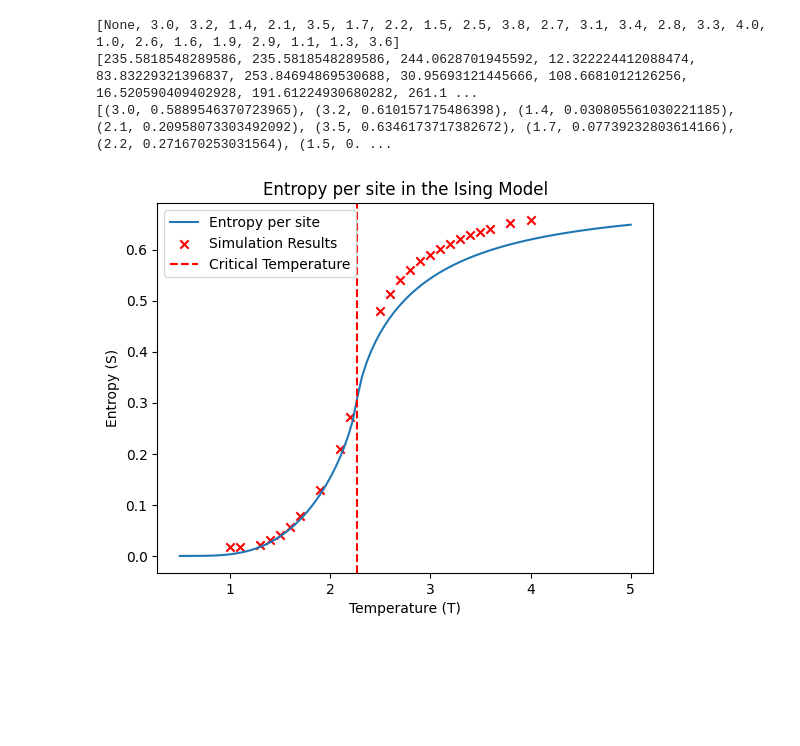
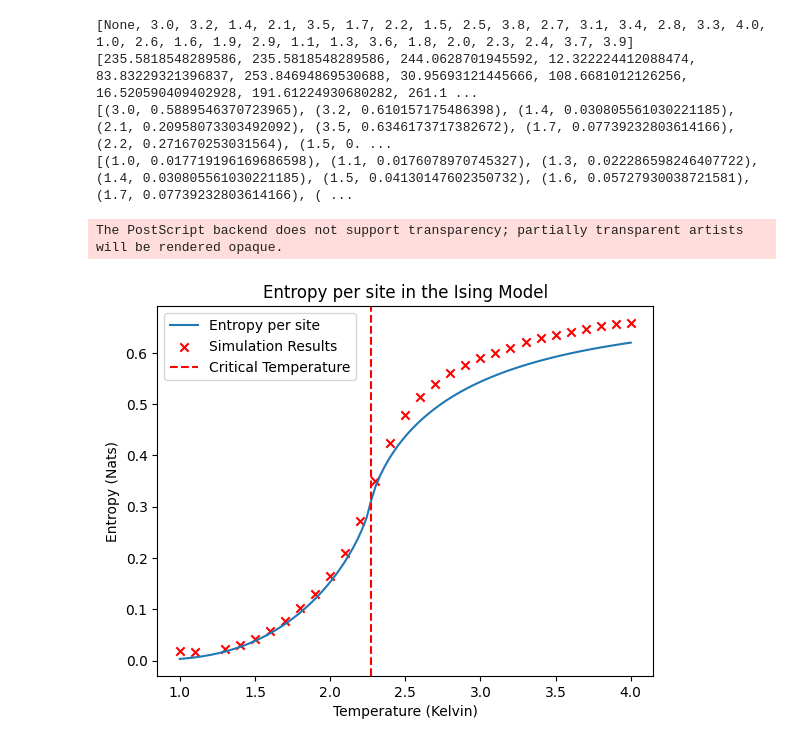
Before and after one commit to AlbertoForesti/Score-Entropy-Discrete-Diffusion, a Jupyter notebook: gt_entropy.ipynb, the cells around one changed output. Saved outputs shown, nothing was run; the diff lists cells and outputs as text; code cells hidden in the pictures; blank space fills up the shorter version.

Commit message:
visualization notebook update

```diff
--- a/gt_entropy.ipynb
+++ b/gt_entropy.ipynb
@@ -39,10 +39,13 @@ final_results = list(filter(lambda x: x[0] is not None, final_results))
 final_results = list(map(lambda x: (x[0], x[1]/400), final_results))
 
 print(final_results)
+
+print(list(sorted(final_results, key=lambda x: x[0])))
 # %% [output]
-[None, 3.0, 3.2, 1.4, 2.1, 3.5, 1.7, 2.2, 1.5, 2.5, 3.8, 2.7, 3.1, 3.4, 2.8, 3.3, 4.0, 1.0, 2.6, 1.6, 1.9, 2.9, 1.1, 1.3, 3.6]
+[None, 3.0, 3.2, 1.4, 2.1, 3.5, 1.7, 2.2, 1.5, 2.5, 3.8, 2.7, 3.1, 3.4, 2.8, 3.3, 4.0, 1.0, 2.6, 1.6, 1.9, 2.9, 1.1, 1.3, 3.6, 1.8, 2.0, 2.3, 2.4, 3.7, 3.9]
 [235.5818548289586, 235.5818548289586, 244.0628701945592, 12.322224412088474, 83.83229321396837, 253.84694869530688, 30.95693121445666, 108.6681012126256, 16.520590409402928, 191.61224930680282, 261.1 ...
 [(3.0, 0.5889546370723965), (3.2, 0.610157175486398), (1.4, 0.030805561030221185), (2.1, 0.20958073303492092), (3.5, 0.6346173717382672), (1.7, 0.07739232803614166), (2.2, 0.271670253031564), (1.5, 0. ...
+[(1.0, 0.017719196169686598), (1.1, 0.0176078970745327), (1.3, 0.022286598246407722), (1.4, 0.030805561030221185), (1.5, 0.04130147602350732), (1.6, 0.05727930038721581), (1.7, 0.07739232803614166), ( ...
 # %%
 import numpy as np
 import matplotlib.pyplot as plt
@@ -60,34 +63,35 @@ def free_energy(T):
     # Integrand for the double integral
     def integrand(theta1, theta2):
         return np.log(np.cosh(2 * beta * E1) * np.cosh(2 * beta * E2) -
                       np.sinh(2 * beta * E1) * np.cos(theta1) -
                       np.sinh(2 * beta * E2) * np.cos(theta2))
 
     # Compute the double integral
     integral, _ = dblquad(integrand, 0, 2 * np.pi, lambda _: 0, lambda _: 2 * np.pi)
 
     # Compute free energy
     F = -beta**-1 * (np.log(2) + (1 / (2 * (2 * np.pi)**2)) * integral)
     return F
 
 # Compute entropy S = -dF/dT numerically
 def entropy(T):
     dT = 1e-4  # Small perturbation for numerical derivative
     return -(free_energy(T + dT) - free_energy(T - dT)) / (2 * dT)
 
 # Temperature range
-T_values = np.linspace(0.5, 5, 100)
+T_values = np.linspace(1.0, 4.0, 100)
 S_values = np.array([entropy(T) for T in T_values])
 
 # Plot results
 plt.plot(T_values, S_values, label="Entropy per site")
 plt.scatter([x[0] for x in final_results], [x[1] for x in final_results], marker='x', color='r', label="Simulation Results")
 plt.axvline(2 / np.log(np.sqrt(2) + 1), color='r', linestyle='--', label="Critical Temperature")
-plt.xlabel("Temperature (T)")
-plt.ylabel("Entropy (S)")
+plt.xlabel("Temperature (Kelvin)")
+plt.ylabel("Entropy (Nats)")
 plt.title("Entropy per site in the Ising Model")
 plt.legend()
 # plt.show()
 plt.savefig("entropy.eps")
 # %% [output]
+The PostScript backend does not support transparency; partially transparent artists will be rendered opaque.
-[figure, old version]
+[figure, new version]
```
